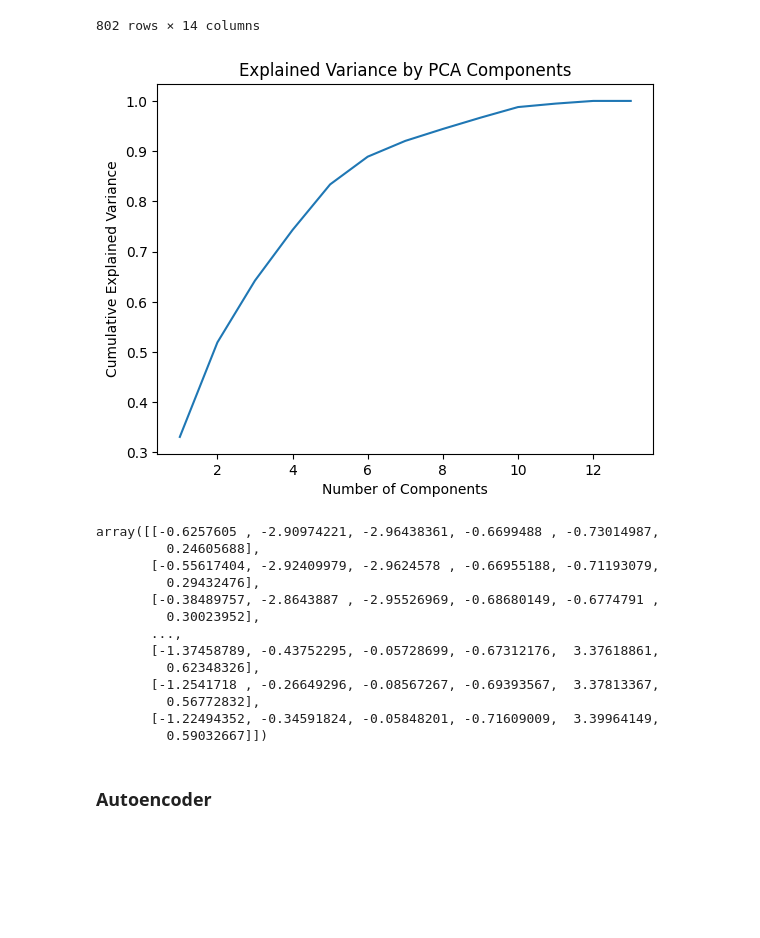
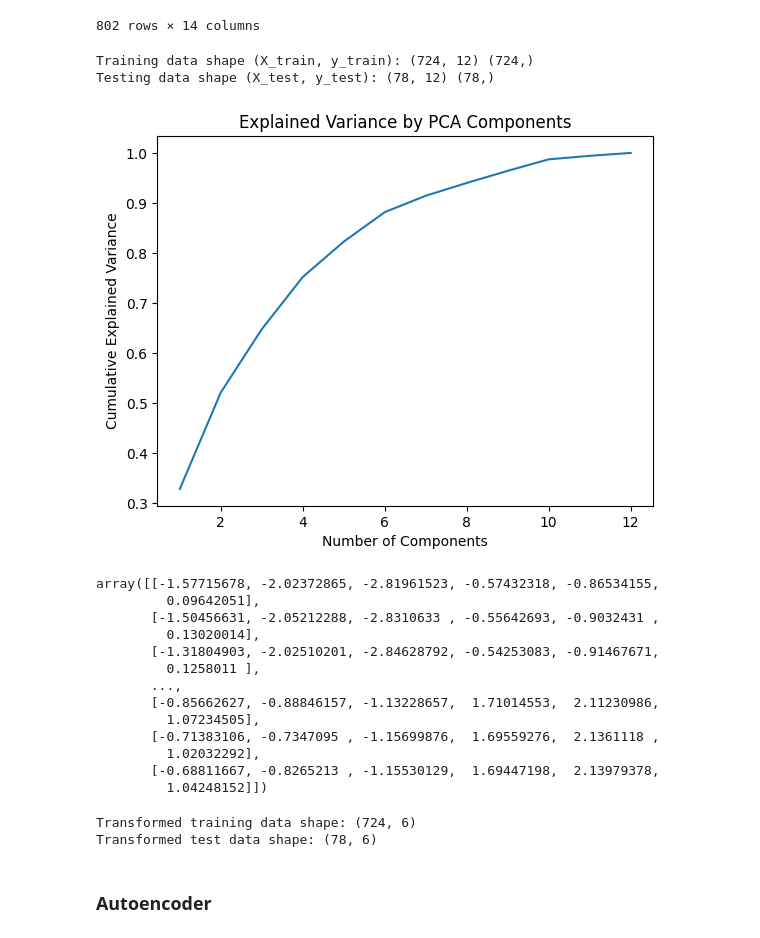
Before and after one commit to chanopsethiwan/RicePricePrediction, a Jupyter notebook: src/ChanopSethiwanA0296969WAssignment2.ipynb, the cells around one changed output. Cells and saved outputs as stored; diff of their text form; code cells hidden in the pictures; blank space fills up the shorter version.

```diff
--- a/src/ChanopSethiwanA0296969WAssignment2.ipynb
+++ b/src/ChanopSethiwanA0296969WAssignment2.ipynb
@@ -879,36 +872,69 @@ numeric_data_scaled = scaler.fit_transform(X_train)
+# %%
+# Separate the data into training (2008–2022) and testing (2023–2024) based on the 'Date' column
+train_data = merged_df[(merged_df['Date'] >= '2008-01-01') & (merged_df['Date'] <= '2022-12-31')]
+test_data = merged_df[(merged_df['Date'] >= '2023-01-01')]
+
+# Define X and y for training and testing
+X_train = train_data.drop(columns=['White Rice 5%', 'Date'])
+y_train = train_data['White Rice 5%']
+
+X_test = test_data.drop(columns=['White Rice 5%', 'Date'])
+y_test = test_data['White Rice 5%']
+
+# Scale the training and testing data
+scaler = StandardScaler()
+X_train_scaled = scaler.fit_transform(X_train)
+X_test_scaled = scaler.transform(X_test)
+
+# Check the results
+print("Training data shape (X_train, y_train):", X_train.shape, y_train.shape)
+print("Testing data shape (X_test, y_test):", X_test.shape, y_test.shape)
+# %% [output]
+Training data shape (X_train, y_train): (724, 12) (724,)
+Testing data shape (X_test, y_test): (78, 12) (78,)
 # %%
 # Perform PCA
 pca = PCA()
-pca.fit(numeric_data_scaled)
+pca.fit(X_train_scaled)
 
 # Explained variance
 plt.plot(range(1, len(pca.explained_variance_ratio_) + 1), pca.explained_variance_ratio_.cumsum())
 plt.xlabel('Number of Components')
 plt.ylabel('Cumulative Explained Variance')
 plt.title('Explained Variance by PCA Components')
 plt.show()
 # %% [output]
-[figure, old version]
+[figure, new version]
 # %%
 # 6 components is decided to be kept as it is close to around 90-95% of explained variance
 n_components = 6
 pca = PCA(n_components=n_components)
-numeric_data_pca = pca.fit_transform(numeric_data_scaled)
-numeric_data_pca
+numeric_data_pca_train = pca.fit_transform(X_train_scaled)
+numeric_data_pca_train
 # %% [output]
-array([[-0.6257605 , -2.90974221, -2.96438361, -0.6699488 , -0.73014987,
-         0.24605688],
-       [-0.55617404, -2.92409979, -2.9624578 , -0.66955188, -0.71193079,
-         0.29432476],
-       [-0.38489757, -2.8643887 , -2.95526969, -0.68680149, -0.6774791 ,
-         0.30023952],
+array([[-1.57715678, -2.02372865, -2.81961523, -0.57432318, -0.86534155,
+         0.09642051],
+       [-1.50456631, -2.05212288, -2.8310633 , -0.55642693, -0.9032431 ,
+         0.13020014],
+       [-1.31804903, -2.02510201, -2.84628792, -0.54253083, -0.91467671,
+         0.1258011 ],
        ...,
-       [-1.37458789, -0.43752295, -0.05728699, -0.67312176,  3.37618861,
-         0.62348326],
-       [-1.2541718 , -0.26649296, -0.08567267, -0.69393567,  3.37813367,
-         0.56772832],
-       [-1.22494352, -0.34591824, -0.05848201, -0.71609009,  3.39964149,
-         0.59032667]])
+       [-0.85662627, -0.88846157, -1.13228657,  1.71014553,  2.11230986,
+         1.07234505],
+       [-0.71383106, -0.7347095 , -1.15699876,  1.69559276,  2.1361118 ,
+         1.02032292],
+       [-0.68811667, -0.8265213 , -1.15530129,  1.69447198,  2.13979378,
+         1.04248152]])
+# %%
+# Transform the test data using the already fitted PCA
+numeric_data_pca_test = pca.transform(X_test_scaled)
+
+# Check the shapes of transformed training and testing data
+print("Transformed training data shape:", numeric_data_pca_train.shape)
+print("Transformed test data shape:", numeric_data_pca_test.shape)
+# %% [output]
+Transformed training data shape: (724, 6)
+Transformed test data shape: (78, 6)
 # %% [markdown]
 ### Autoencoder
 # %%
```
Also changed, not shown: parts of 1 cell of this notebook.
